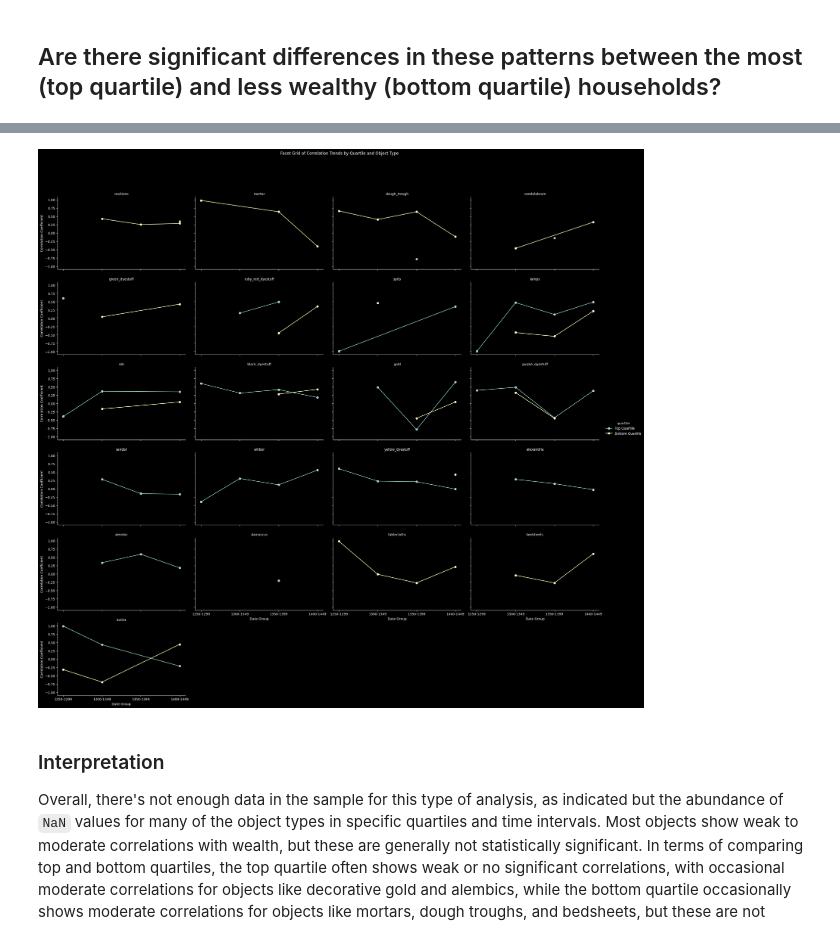
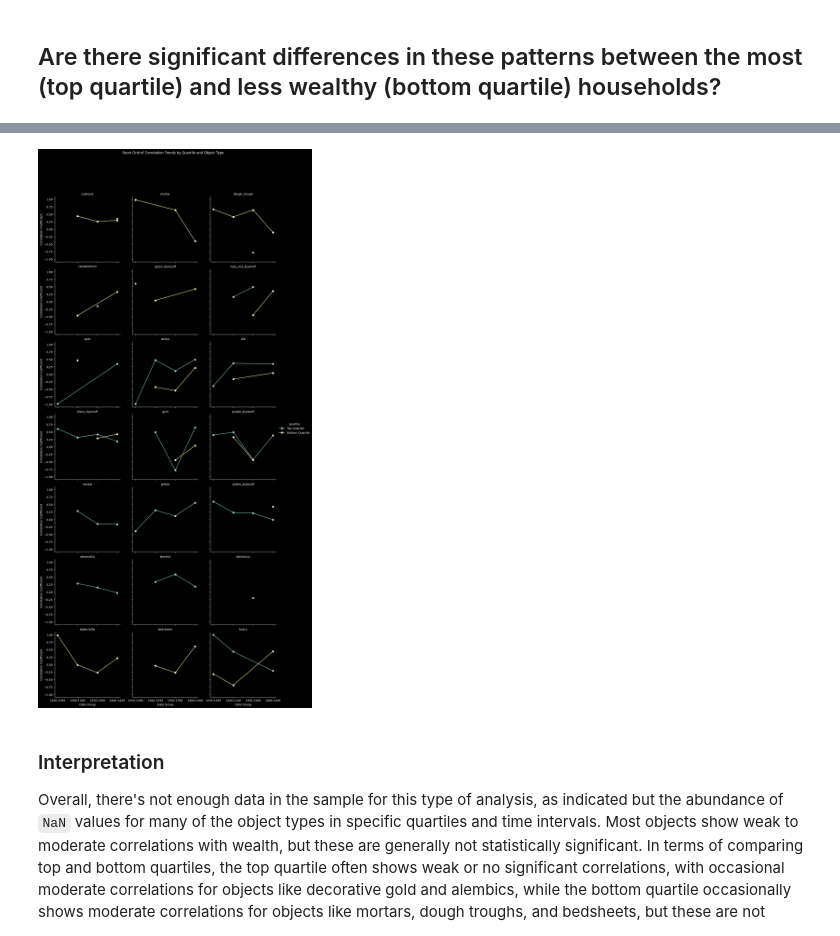
Before and after one commit to gpizzorno/marseille-luxury-objects, a Jupyter notebook: luxury-items.ipynb, the cells around one changed output, grey strips where cells are left out. Drawn from its saved outputs; the diff is of its cells as text; code cells hidden in the pictures.

```diff
--- a/luxury-items.ipynb
+++ b/luxury-items.ipynb
@@ -131,11 +138,15 @@ rows = round(len(object_cols) / 2)
 fig, axes = plt.subplots(ncols=2, nrows=rows, figsize=(18, 48), sharey=True)
 for ax, object_type in zip(axes.flatten(), object_cols):
     sns.boxplot(
-        data=df_long[df_long['object_type'] == object_type], x='date_group', y='object_phrases', hue='present', ax=ax
+        data=df_long[df_long['object_type'] == object_type],
+        x='date_group',
+        y='object_phrases',
+        hue='present',
+        ax=ax,
     )
     obj_name = object_type.replace('_', ' ').capitalize()
     ax.set_title(obj_name)
-    ax.set_xlabel('Date Group')
+    ax.set_xlabel(None)
     ax.set_ylabel('Wealth')
     ax.legend(title=f'{obj_name} Present')
 plt.tight_layout()
@@ -680,33 +696,26 @@ plt.show()
 # %%
 # Prepare data for facet grid
 facet_data = quartile_correlation_df.copy()
 facet_data['date_group'] = pd.Categorical(facet_data['date_group'], categories=date_groupings.keys(), ordered=True)
-
-# Create the facet grid
 facet_grid = sns.FacetGrid(
     facet_data,
     col='object_type',
     hue='quartile',
-    col_wrap=4,
+    col_wrap=3,
     height=4,
-    aspect=1.5,
+    aspect=1,
     sharey=True,
     sharex=True,
 )
 
-# Map lineplot to the grid
 facet_grid.map(sns.lineplot, 'date_group', 'correlation', marker='o').add_legend()
-
-# Adjust titles and layout
 facet_grid.set_titles(col_template='{col_name}')
 facet_grid.set_axis_labels('Date Group', 'Correlation Coefficient')
 facet_grid.fig.subplots_adjust(top=0.9)
 facet_grid.fig.suptitle('Facet Grid of Correlation Trends by Quartile and Object Type')
-
-# Show the plot
 plt.show()
 # %% [output]
-[figure, old version]
+[figure, new version]
 # %% [markdown]
 ### Interpretation
 
```
Also changed, not shown: parts of 16 cells of this notebook.
